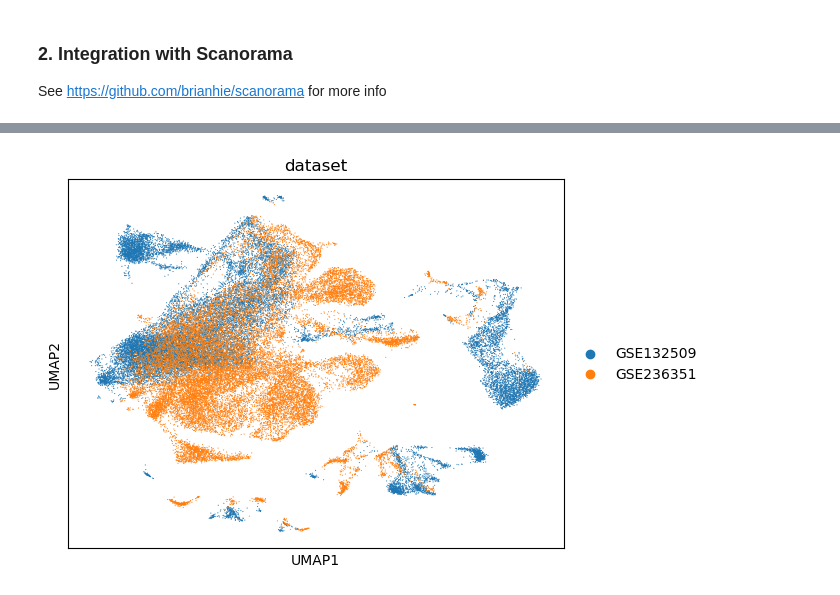
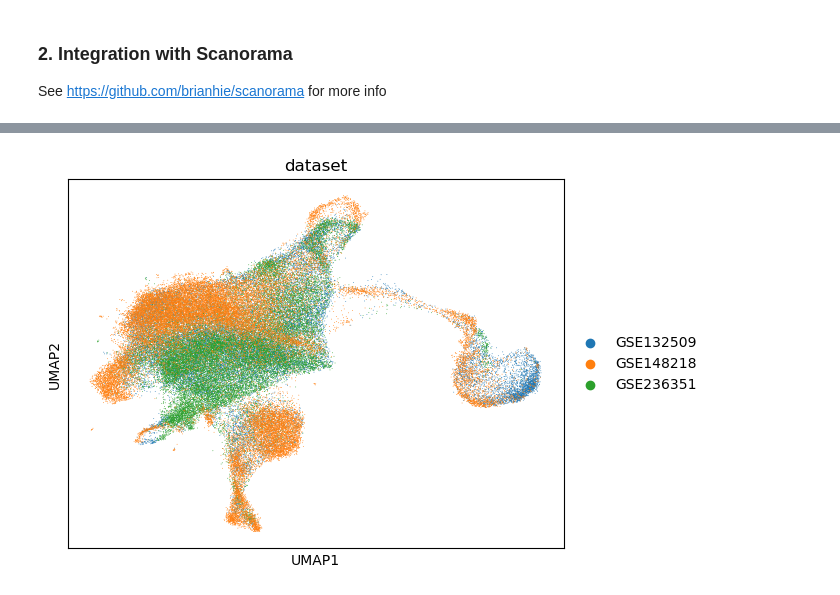
Before and after one commit to tuonglab/pan-paedcancer-scrnaseq, a Jupyter notebook: notebooks/integration.ipynb, the cells around one changed output, grey strips where cells are left out. Drawn from its saved outputs; the diff is of its cells as text; code cells hidden in the pictures.

```diff
--- a/notebooks/integration.ipynb
+++ b/notebooks/integration.ipynb
@@ -64,0 +22,19 @@ print(common_genes)
+# %%
+# Load all AnnData objects into a list
+
+from pathlib import Path
+from itertools import chain
+
+GSE132509_directory = Path('/QRISdata/Q6104/Xiaohan/2_AnnData_objs/GSE132509')
+GSE236351_directory = Path('/QRISdata/Q6104/Xiaohan/2_AnnData_objs/GSE236351')
+GSE148218_directory = Path('/QRISdata/Q6104/Xiaohan/2_AnnData_objs/GSE148218')
+
+combined_dirs = chain(GSE132509_directory.iterdir(), GSE236351_directory.iterdir(), GSE148218_directory.iterdir())
+adatas = []
+for adata_path in combined_dirs:
+    if "_uni.h5ad" in adata_path.name:
+        adata = anndata.read_h5ad(adata_path)
+        adatas.append(adata)
+
+print(len(adatas))
+print(adatas[0])
@@ -64,0 +46,6 @@ print(common_genes)
+# %%
+# Find out common genes among all AnnData objects
+common_genes = set(adatas[0].var_names)
+for adata in adatas[1:]:
+    common_genes.intersection_update(adata.var_names)
+    print(len(common_genes))
@@ -64,0 +70,7 @@ print(common_genes)
+# %%
+# Filter all AnnData objects with common genes
+adatas_common_genes = []
+for adata in adatas:
+    adata_common_genes = adata[:, list(common_genes)]
+    print(adata_common_genes.shape)
+    adatas_common_genes.append(adata_common_genes)
@@ -133,10 +163,6 @@ See https://github.com/brianhie/scanorama for more info
 # %%
 import scanorama
 
-# Obtain the anndata objs list
-adatas_list = [adata for adata in adatas.values()]
-print(len(adatas_list))
-
 # Integration and batch correction.
-corrected = scanorama.correct_scanpy(adatas_list, return_dimred=True)
+corrected = scanorama.correct_scanpy(adatas_filtered, return_dimred=True)
 # %% [output]
@@ -169,8 +195,8 @@ AnnData object with n_obs × n_vars = 49653 × 14718
 # %%
 # Another way to do UMAP by computing KNN graph first
 
-sc.pp.neighbors(adata_integrated, use_rep='X_scanorama', n_neighbors=10)
+sc.pp.neighbors(adata_integrated, use_rep='X_scanorama')
 sc.tl.umap(adata_integrated)
 sc.pl.umap(adata_integrated, color=['dataset'])
 # %% [output]
-[figure, old version]
+[figure, new version]
```
Also changed, not shown: parts of 12 cells of this notebook.
